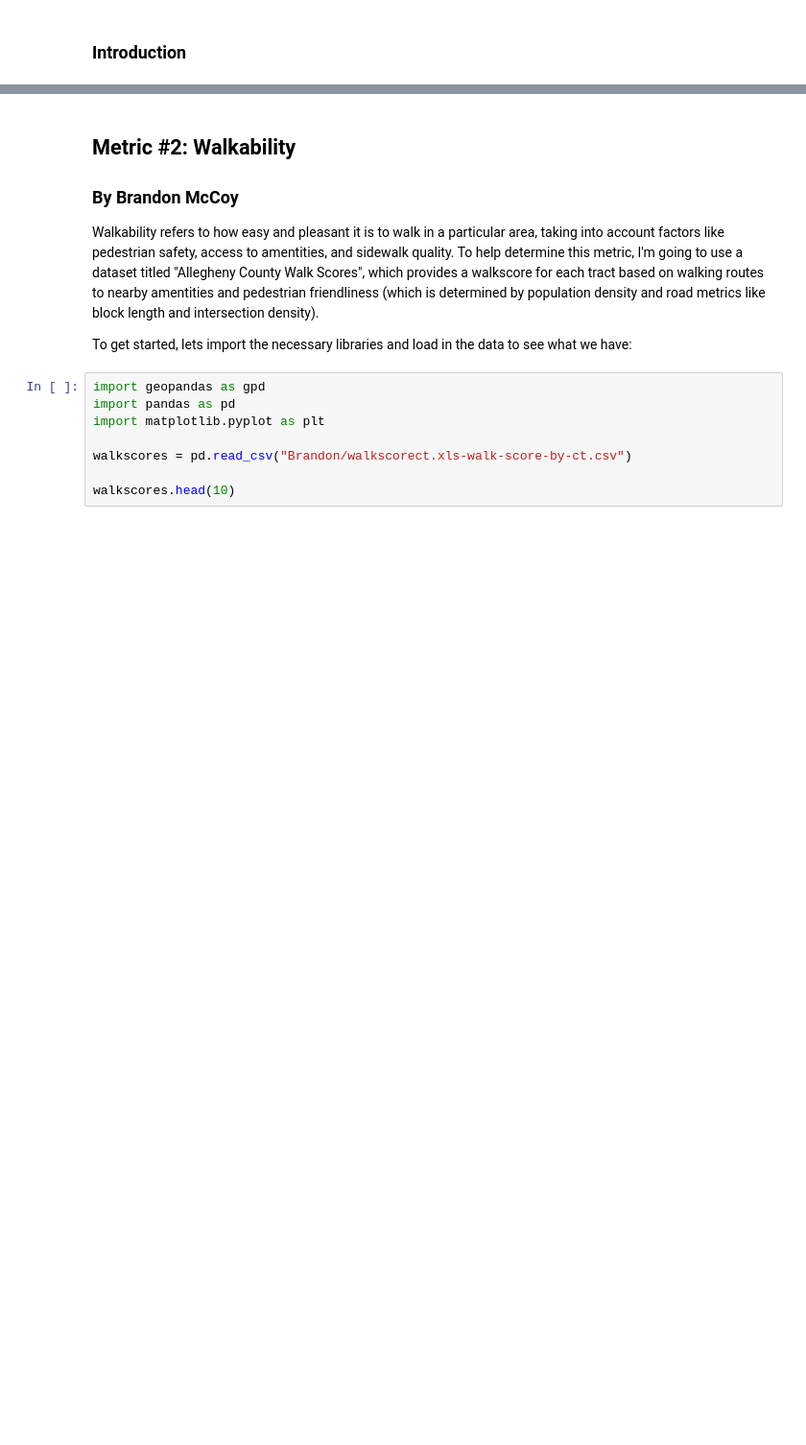
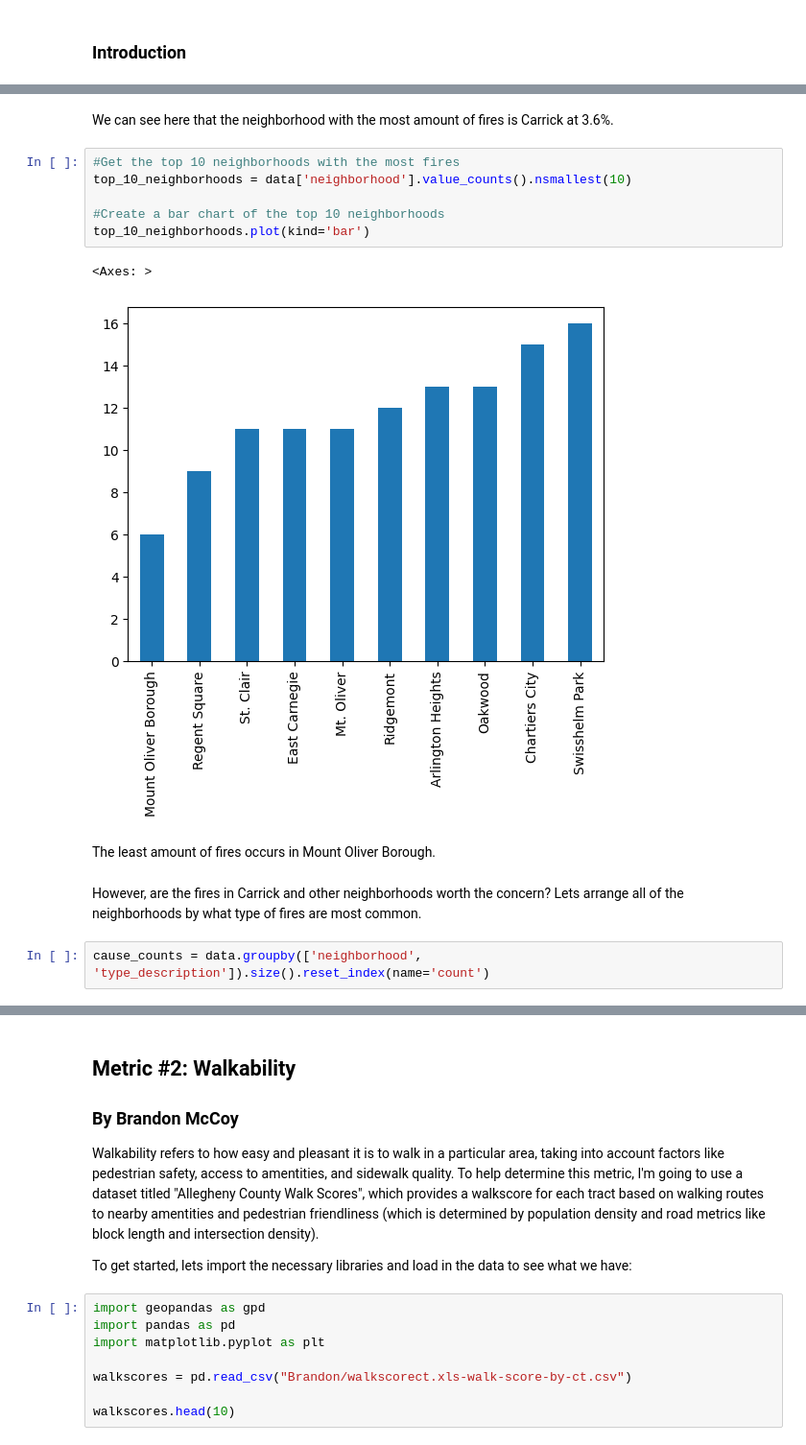
Before and after one commit to bwmccoy/Big-Ideas-Final-Project, a Jupyter notebook: final.ipynb, the cells around one changed output, grey strips where cells are left out. Shown at 96% size. Saved outputs shown, nothing was run; the diff lists cells and outputs as text; blank space fills up the shorter version.

```diff
--- a/final.ipynb
+++ b/final.ipynb
@@ -9,0 +53,17 @@ The livability of a neighborhood refers to the overall quality of life and well-
+# %% [markdown]
+We can see here that the neighborhood with the most amount of fires is Carrick at 3.6%.
+# %%
+#Get the top 10 neighborhoods with the most fires
+top_10_neighborhoods = data['neighborhood'].value_counts().nsmallest(10)
+
+#Create a bar chart of the top 10 neighborhoods
+top_10_neighborhoods.plot(kind='bar')
+# %% [output]
+<Axes: >
+[figure, added]
+# %% [markdown]
+The least amount of fires occurs in Mount Oliver Borough.
+# %% [markdown]
+However, are the fires in Carrick and other neighborhoods worth the concern? Lets arrange all of the neighborhoods by what type of fires are most common.
+# %%
+cause_counts = data.groupby(['neighborhood', 'type_description']).size().reset_index(name='count')
```
Also changed, not shown: parts of 20 cells of this notebook.
